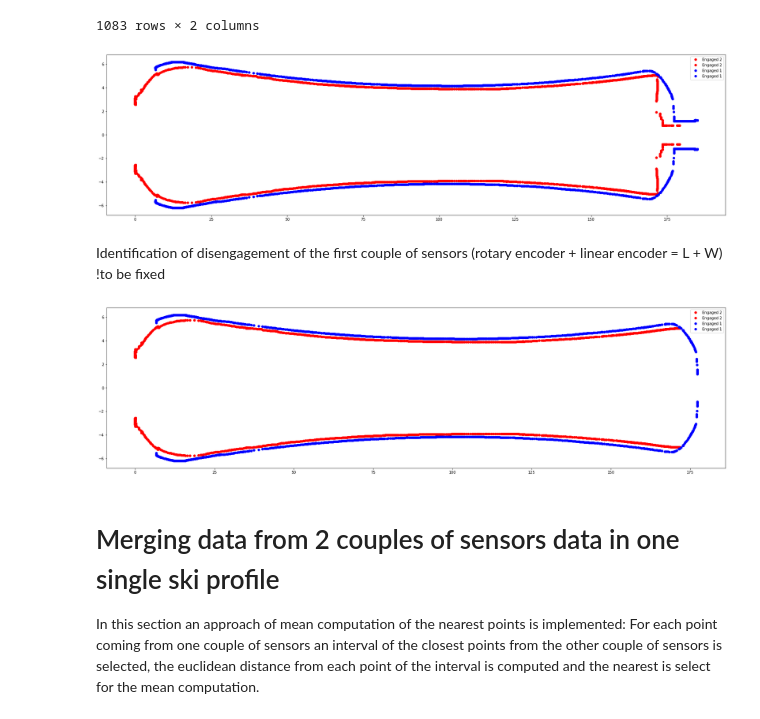
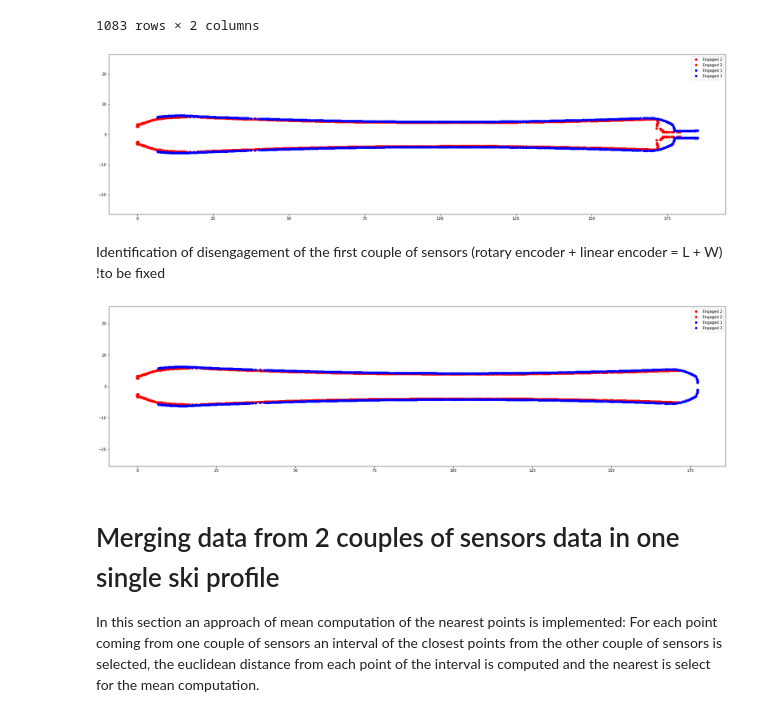
Before and after one commit to raphaFanti/skiScanner-DataLogger, a Jupyter notebook: Post processing/Reading test data and create a dxf file.ipynb, the cells around one changed output. Saved outputs shown, nothing was run; the diff lists cells and outputs as text; code cells hidden in the pictures.

```diff
--- a/Post processing/Reading and merging test data.ipynb
+++ b/Post processing/Reading test data and create a dxf file.ipynb
@@ -173,19 +174,19 @@ df[['L1','W1']].dropna(axis=0, how='all')
 # %%
 # Plot two sides of the ski
 
 plt.figure(figsize=(30, 8))
 
 plt.plot(df['L1'], df['W1'], 'ro')
 plt.plot(df['L1'], -df['W1'], 'ro')
 
 plt.plot(df['L2'], df['W2'], 'bo')
 plt.plot(df['L2'], -df['W2'], 'bo')
 
 plt.legend(['Engaged 2', 'Engaged 2', 'Engaged 1', 'Engaged 1'])
-
+plt.axis('equal')
 plt.show()
 # %% [output]
-[figure, old version]
+[figure, new version]
 # %% [markdown]
 Identification of disengagement of the first couple of sensors (rotary encoder + linear encoder = L + W) !to be fixed
 # %%
@@ -211,10 +212,10 @@ plt.plot(df['L2'], df['W2'], 'bo')
 plt.plot(df['L2'], -df['W2'], 'bo')
 
 plt.legend(['Engaged 2', 'Engaged 2', 'Engaged 1', 'Engaged 1'])
-
+plt.axis('equal')
 plt.show()
 # %% [output]
-[figure, old version]
+[figure, new version]
 # %%
 # Drop rows with all NaN values
 df = df.dropna(axis=0, how='all')
```
Also changed, not shown: parts of 17 cells of this notebook.
